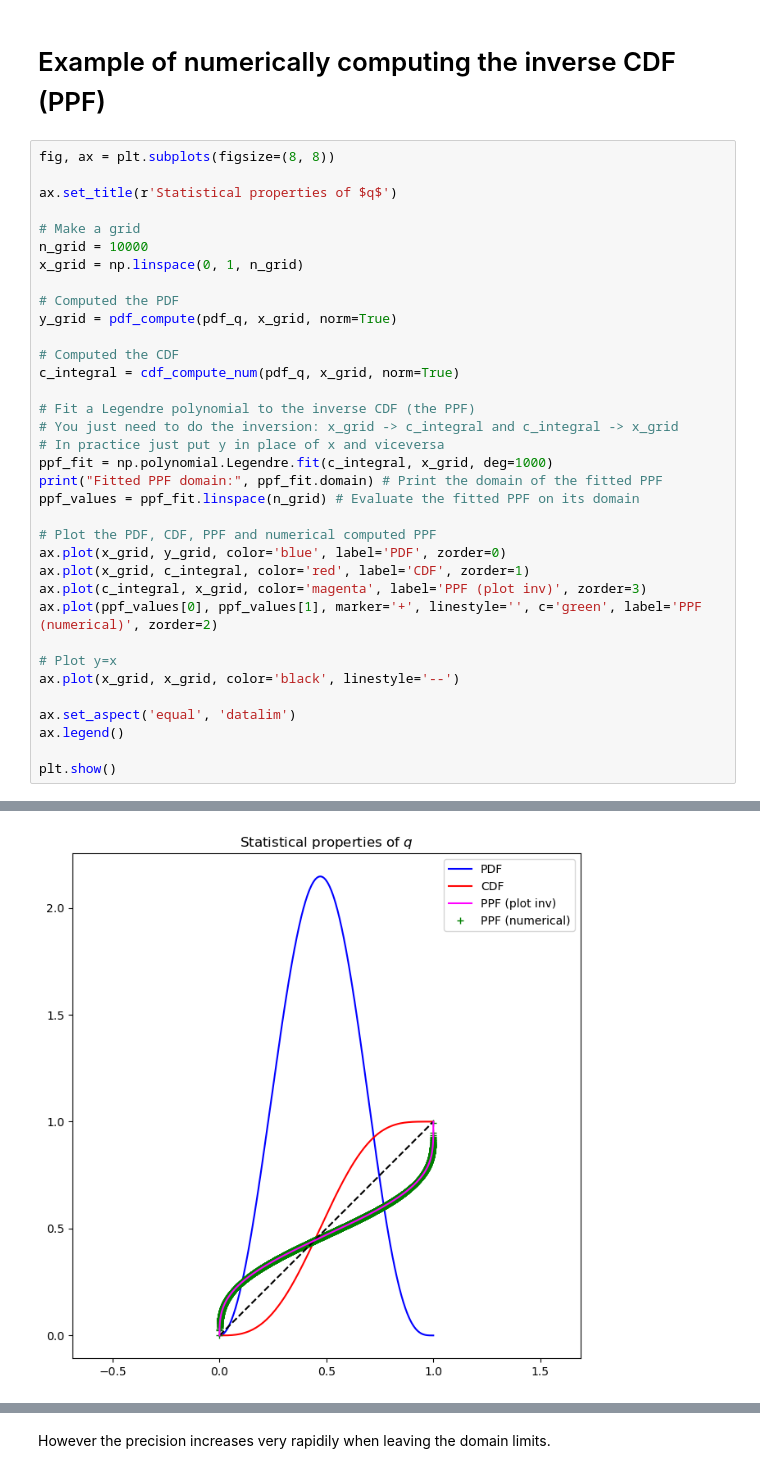
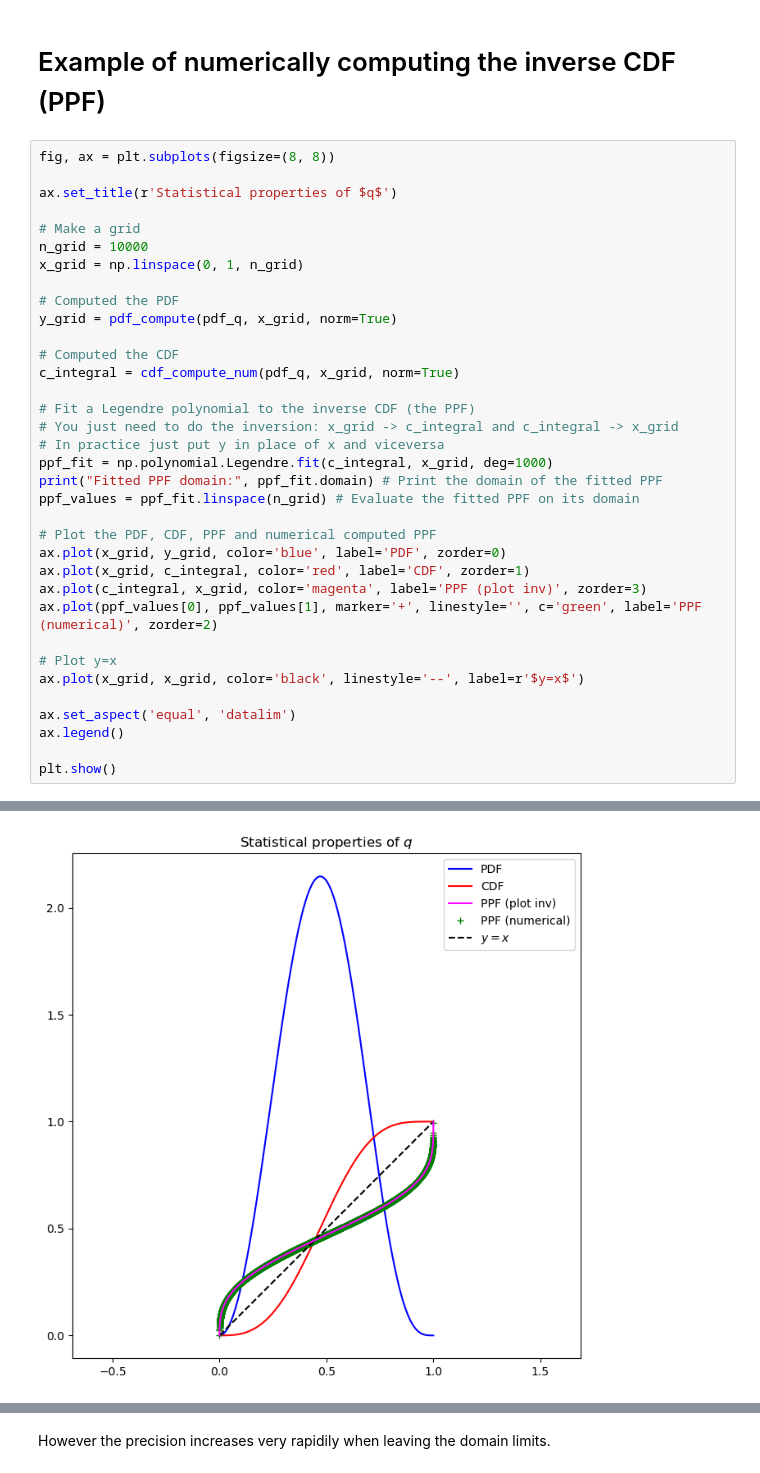
Before and after one commit to F3Solid/stellar_dynamics_2024_exercises, a Jupyter notebook: E4/distribution_sampler.ipynb, the cells around one changed output, grey strips where cells are left out. Saved outputs shown, nothing was run; the diff lists cells and outputs as text.

```diff
--- a/E4/distribution_sampler.ipynb
+++ b/E4/distribution_sampler.ipynb
@@ -301,35 +302,35 @@ ax.set_title(r'Statistical properties of $q$')
 n_grid = 10000
 x_grid = np.linspace(0, 1, n_grid)
 
 # Computed the PDF
 y_grid = pdf_compute(pdf_q, x_grid, norm=True)
 
 # Computed the CDF
 c_integral = cdf_compute_num(pdf_q, x_grid, norm=True)
 
 # Fit a Legendre polynomial to the inverse CDF (the PPF)
 # You just need to do the inversion: x_grid -> c_integral and c_integral -> x_grid
 # In practice just put y in place of x and viceversa
 ppf_fit = np.polynomial.Legendre.fit(c_integral, x_grid, deg=1000)
 print("Fitted PPF domain:", ppf_fit.domain) # Print the domain of the fitted PPF
 ppf_values = ppf_fit.linspace(n_grid) # Evaluate the fitted PPF on its domain
 
 # Plot the PDF, CDF, PPF and numerical computed PPF
 ax.plot(x_grid, y_grid, color='blue', label='PDF', zorder=0)
 ax.plot(x_grid, c_integral, color='red', label='CDF', zorder=1)
 ax.plot(c_integral, x_grid, color='magenta', label='PPF (plot inv)', zorder=3)
 ax.plot(ppf_values[0], ppf_values[1], marker='+', linestyle='', c='green', label='PPF (numerical)', zorder=2)
 
 # Plot y=x
-ax.plot(x_grid, x_grid, color='black', linestyle='--')
+ax.plot(x_grid, x_grid, color='black', linestyle='--', label=r'$y=x$')
 
 ax.set_aspect('equal', 'datalim')
 ax.legend()
 
 plt.show()
 # %% [output]
 Fitted PPF domain: [0. 1.]
-[figure, old version]
+[figure, new version]
 # %% [markdown]
 Note that the fitted PPF using Legendre polynomials might not be precise near the edges of the domain.
 
```
Also changed, not shown: parts of 19 cells of this notebook.
